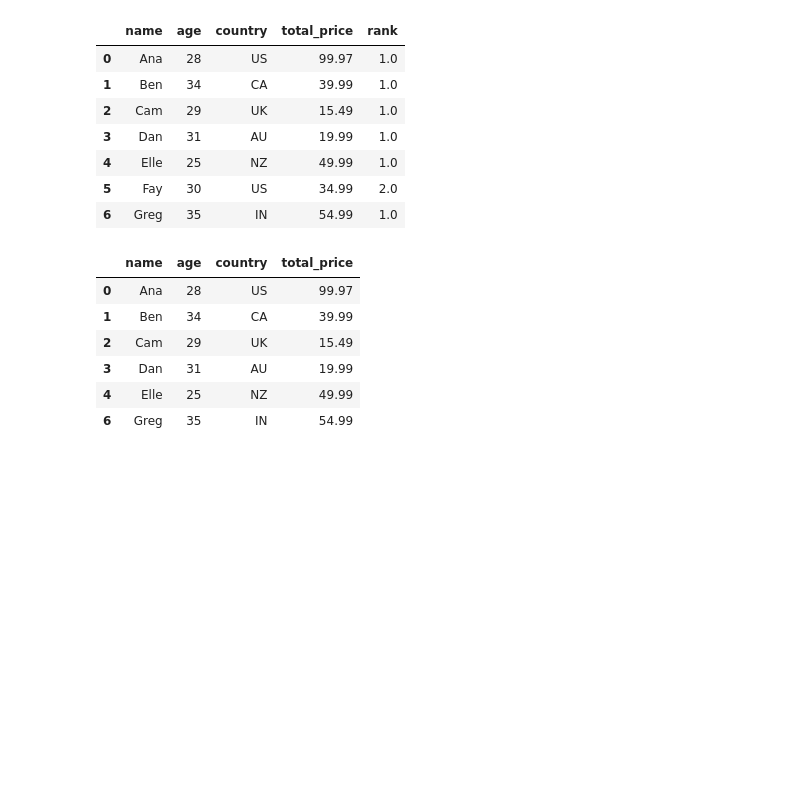
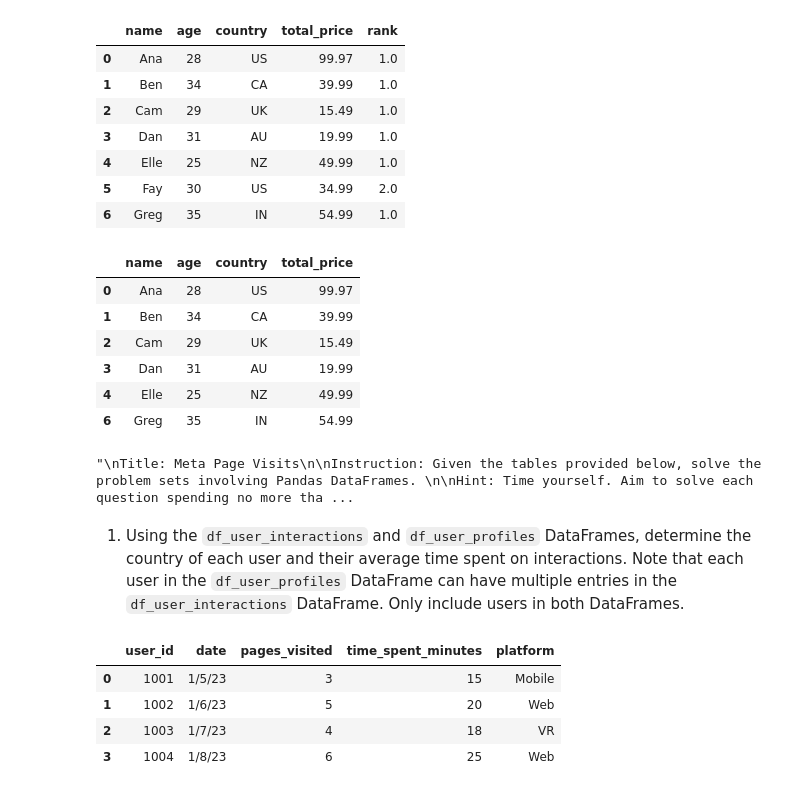
Before and after one commit to nehagovekar/Pandas_leetcode, a Jupyter notebook: Pandas_Practice_On_ProductCompanies.ipynb, the cells around one changed output. Cells and saved outputs as stored; diff of their text form; code cells hidden in the pictures; blank space fills up the shorter version.

```diff
--- a/Pandas_Practice_On_ProductCompanies.ipynb
+++ b/Pandas_Practice_On_ProductCompanies.ipynb
@@ -441,3 +430,55 @@ output
 | 3 | Dan | 31 | AU | 19.99 |
 | 4 | Elle | 25 | NZ | 49.99 |
 | 6 | Greg | 35 | IN | 54.99 |
+# %%
+"""
+Title: Meta Page Visits
+
+Instruction: Given the tables provided below, solve the problem sets involving Pandas DataFrames.
+
+Hint: Time yourself. Aim to solve each question spending no more than 7 to 8 minutes per each question. In addition, practice explaining your solution out loud.
+
+### DataFrames
+
+# df_user_interactions
+
++---------+------------+---------------+--------------------+----------+
+| user_id |     date   | pages_visited | time_spent_minutes | platform |
++---------+------------+---------------+--------------------+----------+
+| 1001    | 2023-01-05 |      3        |        15          |  Mobile  |
+| 1002    | 2023-01-06 |      5        |        20          |  Web     |
+| 1003    | 2023-01-07 |      4        |        18          |  VR      |
+| 1004    | 2023-01-08 |      6        |        25          |  Web     |
++---------+------------+---------------+--------------------+----------+
+
+# df_user_profiles
++---------+-----+--------+---------+------------------+
+| user_id | age | gender | country | registered_since |
++---------+-----+--------+---------+------------------+
+|  1001   | 28  |   M    |    US   |    2020-06-01    |
+|  1002   | 34  |   F    |    UK   |    2018-11-15    |
+|  1003   | 24  |   M    |    IN   |    2021-05-20    |
+|  1005   | 30  |   F    |    CA   |    2019-08-07    |
++---------+-----+--------+---------+------------------+
+
+# df_page_metadata
+
++---------+--------------+-------------+
+| page_id | page_name    | category    |
++---------+--------------+-------------+
+|    1    |  Home        | Landing     |
+|    2    |  Photos      | Multimedia  |
+|    3    |  Marketplace | E-commerce  |
+|    4    |  VR World    | Interactive |
++---------+--------------+-------------+
+
+### Questions
+
+1. Using the `df_user_interactions` and `df_user_profiles` DataFrames, determine the country of each user and their average time spent on interactions. Note that each user in the `df_user_profiles` DataFrame can have multiple entries in the `df_user_interactions` DataFrame. Only include users in both DataFrames.
+
+2. Given the User Profiles (`df_user_profiles`) DataFrame, find out how many users have registered in each year. Display the counts in descending order.
+
+3. Given the two DataFrames, `df_user_interactions` (which contains user interactions) and `df_page_metadata` (which provides metadata about each page), determine the total time each user has spent on different page categories. After calculating, for each user, order the page categories by the time they've spent in descending order. Your resulting table should display the columns: `user_id`, `category`, `time_spent_minutes`, `country`, and `age`. Exclude any users who are not present in the `df_user_interactions` DataFrame.
+"""
+# %% [output]
+"\nTitle: Meta Page Visits\n\nInstruction: Given the tables provided below, solve the problem sets involving Pandas DataFrames. \n\nHint: Time yourself. Aim to solve each question spending no more tha ...
@@ -443,0 +490,10 @@ output
+# %% [markdown]
+1. Using the `df_user_interactions` and `df_user_profiles` DataFrames, determine the country of each user and their average time spent on interactions. Note that each user in the `df_user_profiles` DataFrame can have multiple entries in the `df_user_interactions` DataFrame. Only include users in both DataFrames.
+# %%
+df_user_interactions
+# %% [output]
+|  | user_id | date | pages_visited | time_spent_minutes | platform |
+| 0 | 1001 | 1/5/23 | 3 | 15 | Mobile |
+| 1 | 1002 | 1/6/23 | 5 | 20 | Web |
+| 2 | 1003 | 1/7/23 | 4 | 18 | VR |
+| 3 | 1004 | 1/8/23 | 6 | 25 | Web |
```
Also changed, not shown: parts of 8 cells of this notebook.
